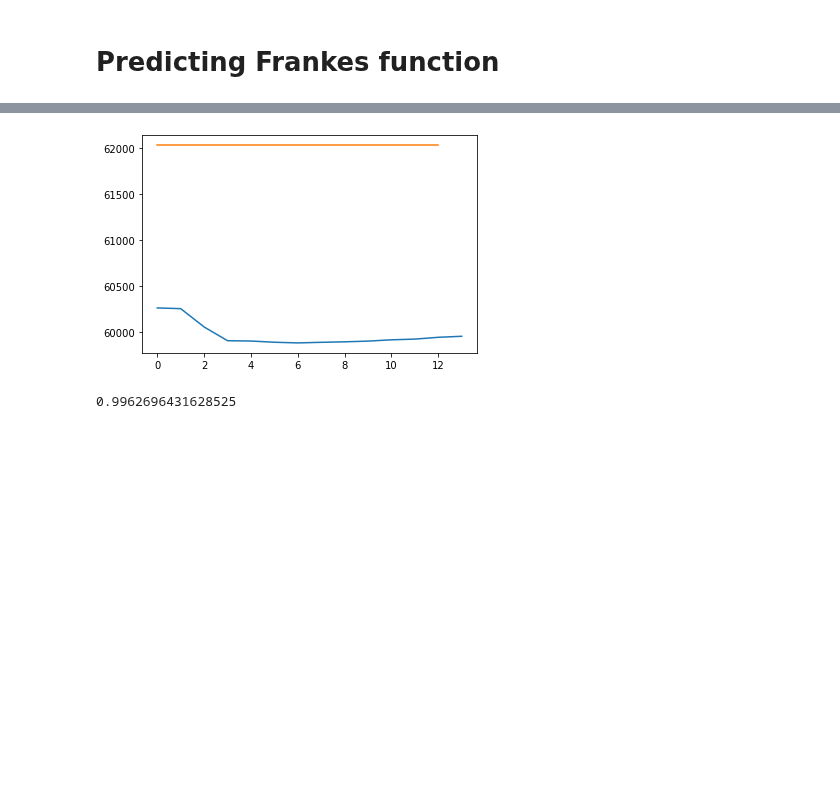
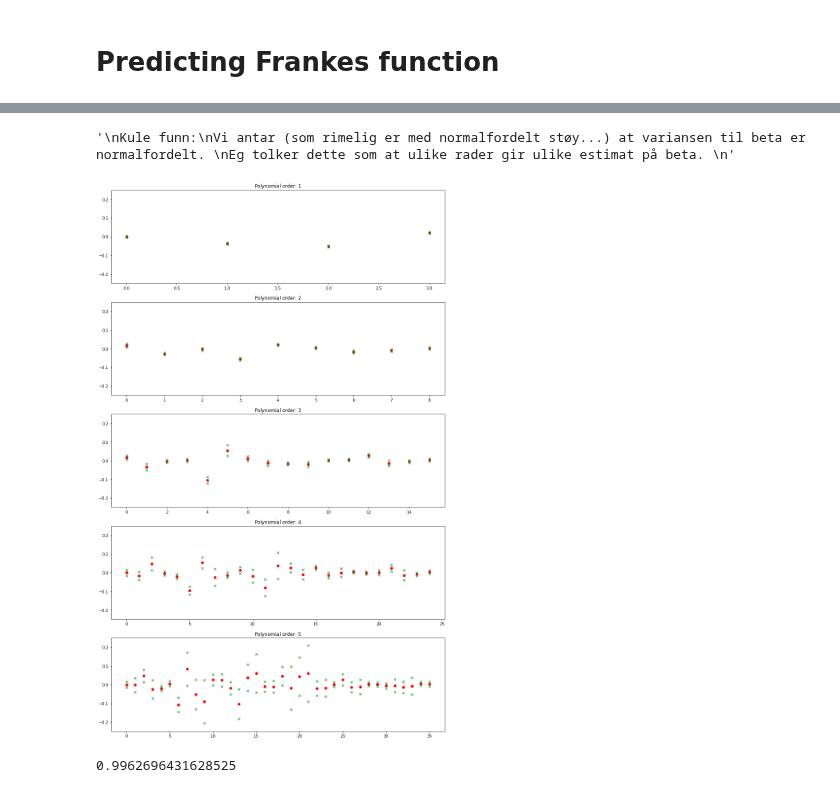
Before and after one commit to eoydvin/FYS-STK4155, a Jupyter notebook: Project_1/Exercise 1.ipynb, the cells around one changed output, grey strips where cells are left out. Saved outputs shown, nothing was run; the diff lists cells and outputs as text; code cells hidden in the pictures; blank space fills up the shorter version.

Commit message:
exercise 1
implemented confidence intervals for predicted betas

```diff
--- a/Project_1/Exercise 1.ipynb
+++ b/Project_1/Exercise 1.ipynb
@@ -153,10 +164,27 @@ Polynomial degree:  14
 # %%
-plt.plot(MSE_list[-1]) # sjekk også ut 0, predikert har mindre støy!:)
-stoy = np.var(z_cent_test)*z_cent_test.shape[0] #filtrer ut støyen langs median?
-plt.plot([0, 12], [stoy, stoy])
-plt.show()
+import matplotlib.pyplot as plt
+n_polynom = len(MSE)
+
+fig, axs = plt.subplots(n_polynom, 1, figsize=(15, 25), facecolor='w', edgecolor='k')
+axs = axs.ravel()
+
+sigma = 2
+for polynom_nr in range(n_polynom):
+    for beta_i in range(len(betas[polynom_nr])):
+        axs[polynom_nr].plot(beta_i, betas[polynom_nr][beta_i], 'ro') #plot middle beta
+        axs[polynom_nr].plot(beta_i, betas[polynom_nr][beta_i] + sigma*np.sqrt(variance_beta[polynom_nr][beta_i]), 'gx')
+        axs[polynom_nr].plot(beta_i, betas[polynom_nr][beta_i] - sigma*np.sqrt(variance_beta[polynom_nr][beta_i]), 'gx')
+    axs[polynom_nr].set_title('Polynomial order: ' + str(polynom_nr + 1))
+    axs[polynom_nr].set_ylim([-0.25, 0.25])
+
+"""
+Kule funn:
+Vi antar (som rimelig er med normalfordelt støy...) at variansen til beta er normalfordelt.
+Eg tolker dette som at ulike rader gir ulike estimat på beta.
+"""
 # %% [output]
+'\nKule funn:\nVi antar (som rimelig er med normalfordelt støy...) at variansen til beta er normalfordelt. \nEg tolker dette som at ulike rader gir ulike estimat på beta. \n'
-[figure, old version]
+[figure, new version]
 # %%
 np.std(z_cent_test)
 # %% [output]
```
Also changed, not shown: parts of 9 cells of this notebook, 1 other file.
